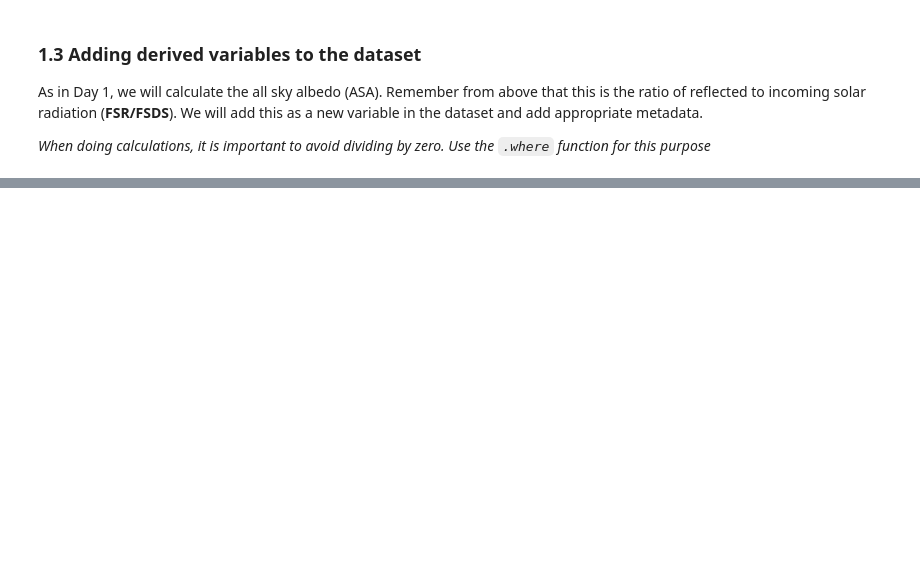
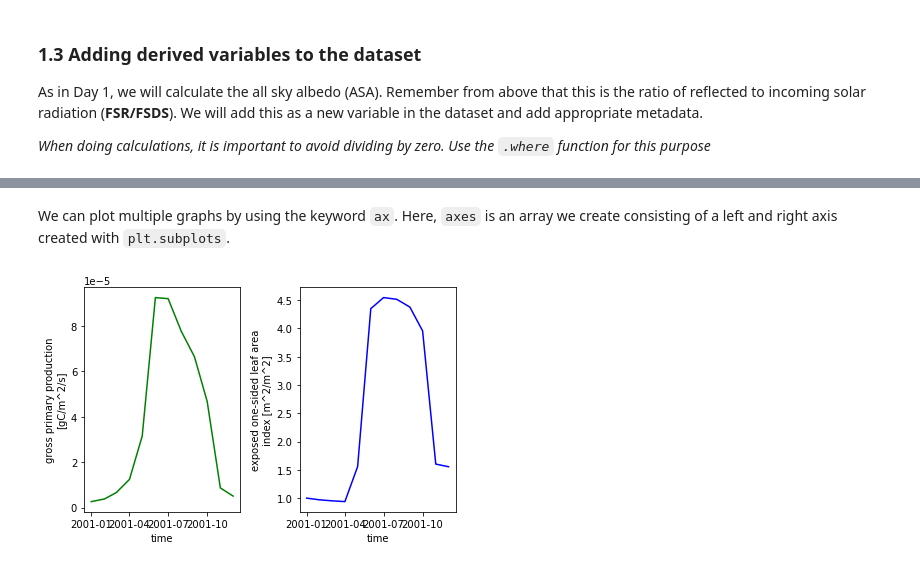
Before and after one commit to NCAR/CTSM-Tutorial, a Jupyter notebook: notebooks/Day2b_SinglePointVisualization.ipynb, the cells around one changed output, grey strips where cells are left out. Saved outputs shown, nothing was run; the diff lists cells and outputs as text; code cells hidden in the pictures; blank space fills up the shorter version.

```diff
--- a/notebooks/Day2b_SinglePointVisualization.ipynb
+++ b/notebooks/Day2b_SinglePointVisualization.ipynb
@@ -412,0 +327,9 @@ If you have extra time & energy, try running through this notebook with other va
+# %% [markdown]
+We can plot multiple graphs by using the keyword `ax`. Here, `axes` is an array we create consisting of a left and right axis created with `plt.subplots`.
+# %%
+fig, axes = plt.subplots(ncols=2)
+ds.GPP.sel(time='2001').plot(ax=axes[0], color='green')
+ds.ELAI.sel(time='2001').plot(ax=axes[1], color='blue')
+plt.tight_layout()
+# %% [output]
+[figure, added]
```
Also changed, not shown: parts of 91 cells of this notebook.
